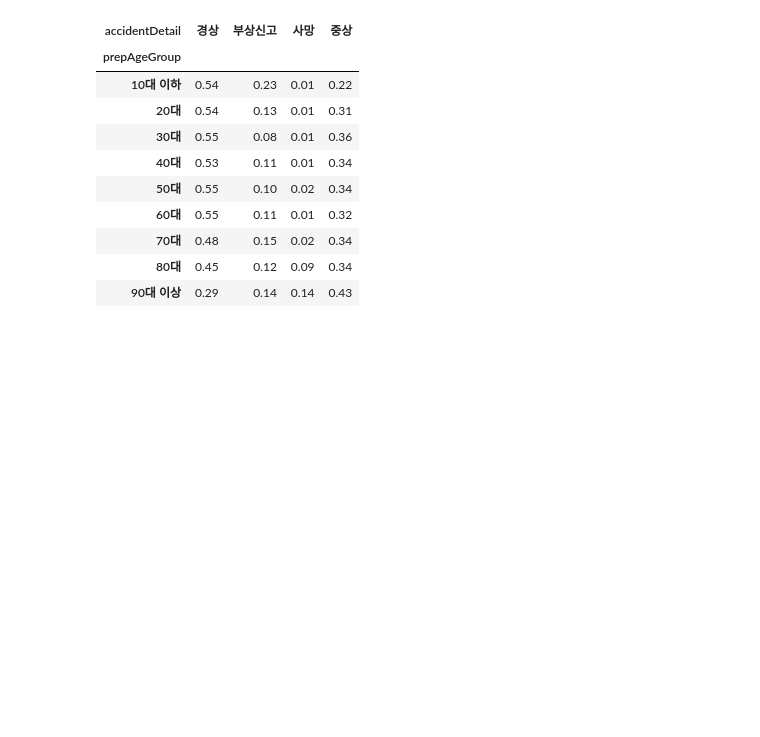
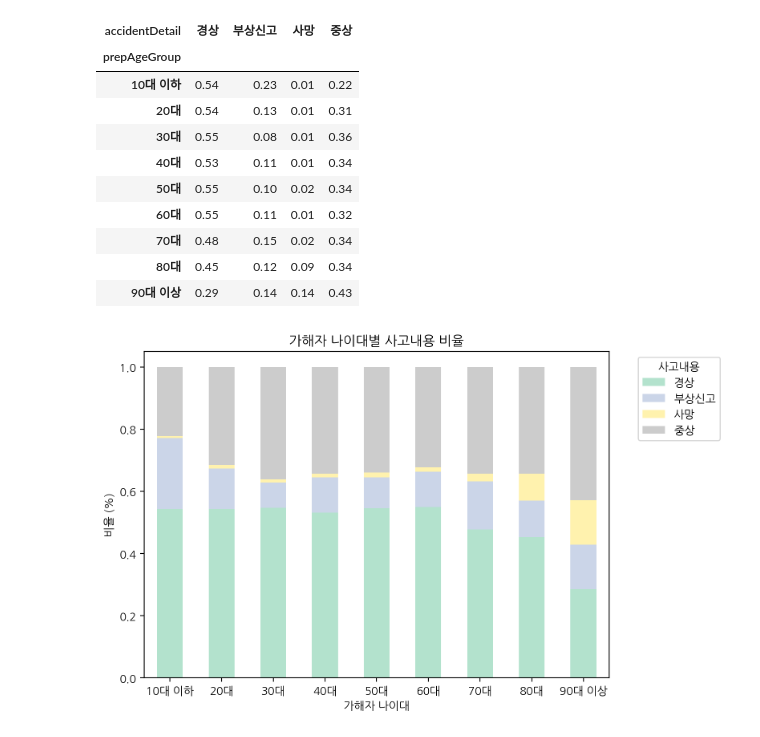
Before and after one commit to yeojeong735/25-BDA-TeamDP, a Jupyter notebook: 25_BDA_BikeCrash_TeamDP.ipynb, the cells around one changed output. Cells and saved outputs as stored; diff of their text form; code cells hidden in the pictures; blank space fills up the shorter version.

```diff
--- a/25_BDA_BikeCrash_TeamDP.ipynb
+++ b/25_BDA_BikeCrash_TeamDP.ipynb
@@ -396,3 +512,20 @@ result
 | 70대 | 0.48 | 0.15 | 0.02 | 0.34 |
 | 80대 | 0.45 | 0.12 | 0.09 | 0.34 |
 | 90대 이상 | 0.29 | 0.14 | 0.14 | 0.43 |
+# %%
+# 나이대별 사고내용 유형 비율 시각화
+# 사고 건수가 아니라 각 나이대에서 사고내용이 차지하는 비율
+
+result.plot(kind = 'bar', stacked = True, figsize = (8, 5), colormap = 'Pastel2')
+plt.title("가해자 나이대별 사고내용 비율")
+plt.xlabel("가해자 나이대")
+plt.ylabel("비율 (%)")
+plt.legend(title = '사고내용', bbox_to_anchor = (1.05, 1), loc = 'upper left')
+plt.xticks(rotation = 0)
+plt.tight_layout()
+
+plt.show()
+
+# 10대 이하는 부상신고, 90대 이상은 중상 비율이 높게 나타남
+# %% [output]
+[figure, added]
```
Also changed, not shown: parts of 30 cells of this notebook.
